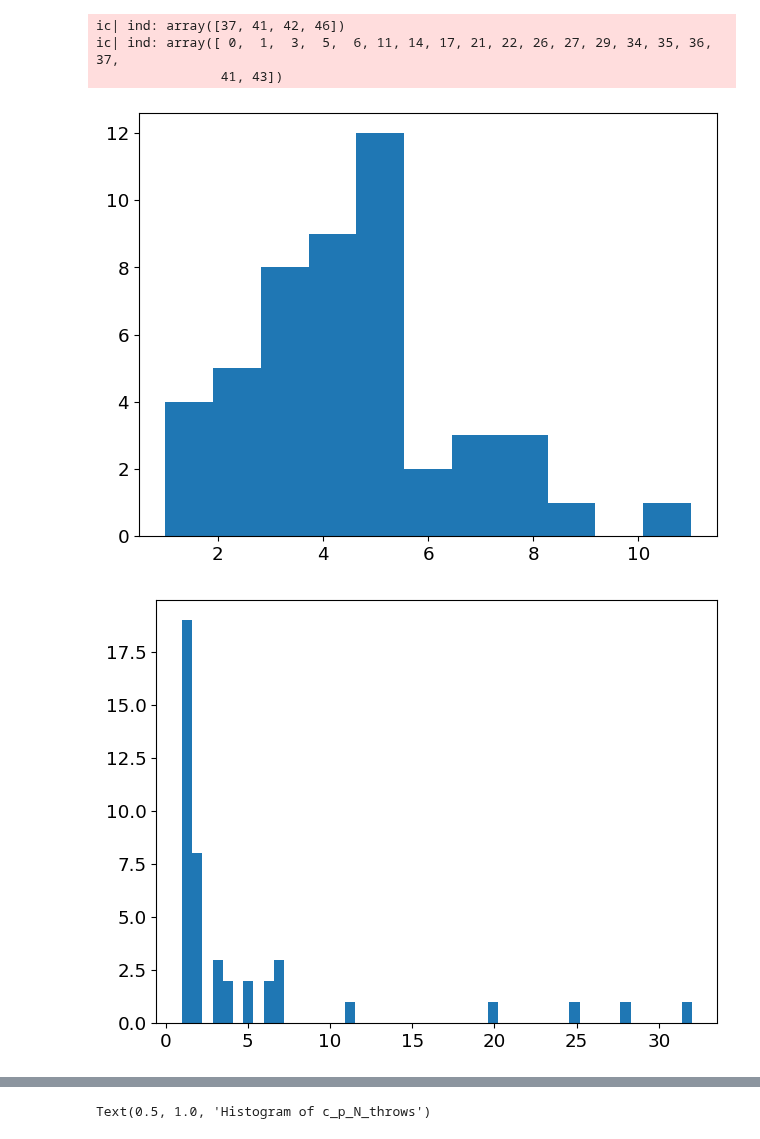
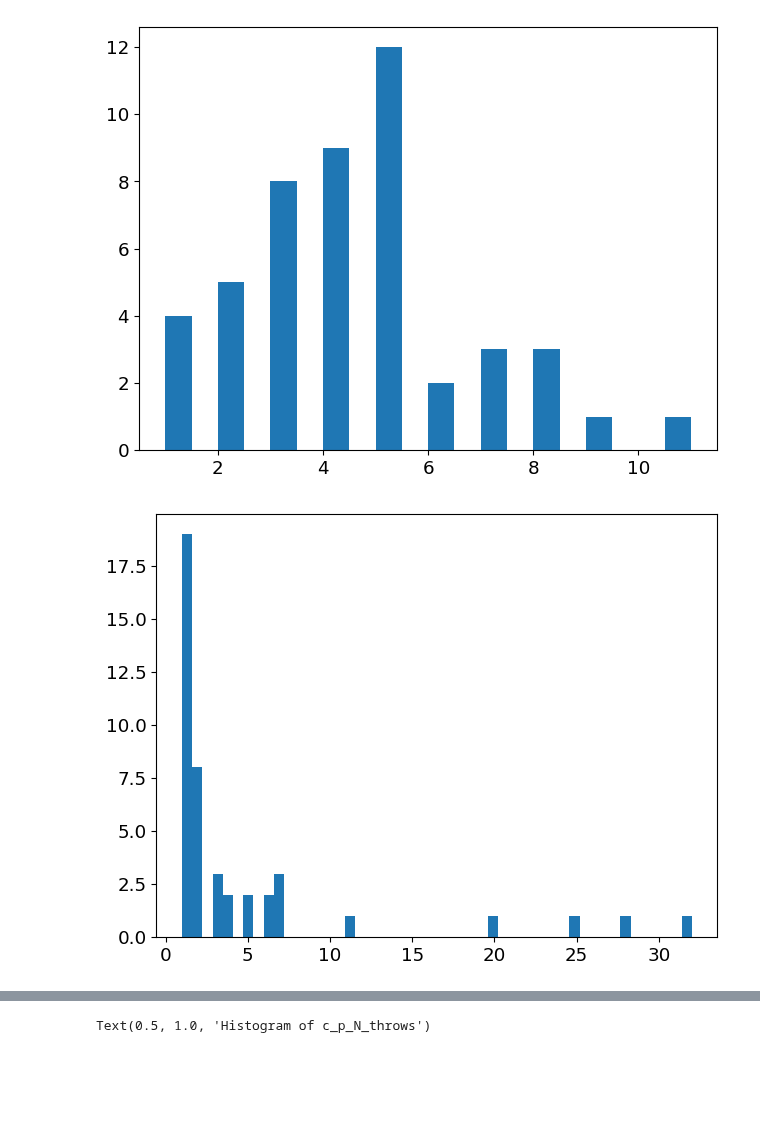
Before and after one commit to Tiddy-Fje/coin-data-regression, a Jupyter notebook: code/exploration.ipynb, the cells around one changed output, grey strips where cells are left out. Drawn from its saved outputs; the diff is of its cells as text; code cells hidden in the pictures; blank space fills up the shorter version.

Commit message:
Re-integrated ingeborgR

```diff
--- a/code/exploration.ipynb
+++ b/code/exploration.ipynb
@@ -8,7 +7,6 @@ from icecream import ic
 # %%
 
-from utils import process_data
-data, info = process_data('data-agg', drop_ingeborg=False)
+data, info = process_data('data-agg')
 
 p_grouped = data.groupby('person')
 c_grouped = data.groupby('coin')
@@ -16,6 +14,6 @@ c_grouped = data.groupby('coin')
 n_people = p_grouped['N_throws'].sum().count()
 n_coin = c_grouped['N_throws'].sum().count()
 
-ic(n_coin)
-ic(n_people)
+print(n_coin)
+print(n_people)
 # %% [output]
@@ -55,19 +22,10 @@ h = plt.hist(tianqi['same_side'], bins=50)
 # %%
 
-ind = np.where(p_grouped['coin'].count() == 1)[0]
-ic(ind)
-
-ind = np.where(c_grouped['person'].count() == 1)[0]
-ic(ind)
-
 plt.figure()
-h = plt.hist(p_grouped['coin'].count(), bins=11)
+h = plt.hist(p_grouped['coin'].count(), bins=20)
 
 plt.figure()
 h = plt.hist(c_grouped['person'].count(), bins=50)
 # %% [output]
-ic| ind: array([37, 41, 42, 46])
-ic| ind: array([ 0,  1,  3,  5,  6, 11, 14, 17, 21, 22, 26, 27, 29, 34, 35, 36, 37,
-                41, 43])
-[figure, old version]
+[figure, new version]
 [figure]
```
Also changed, not shown: parts of 6 cells of this notebook, 11 other files.
